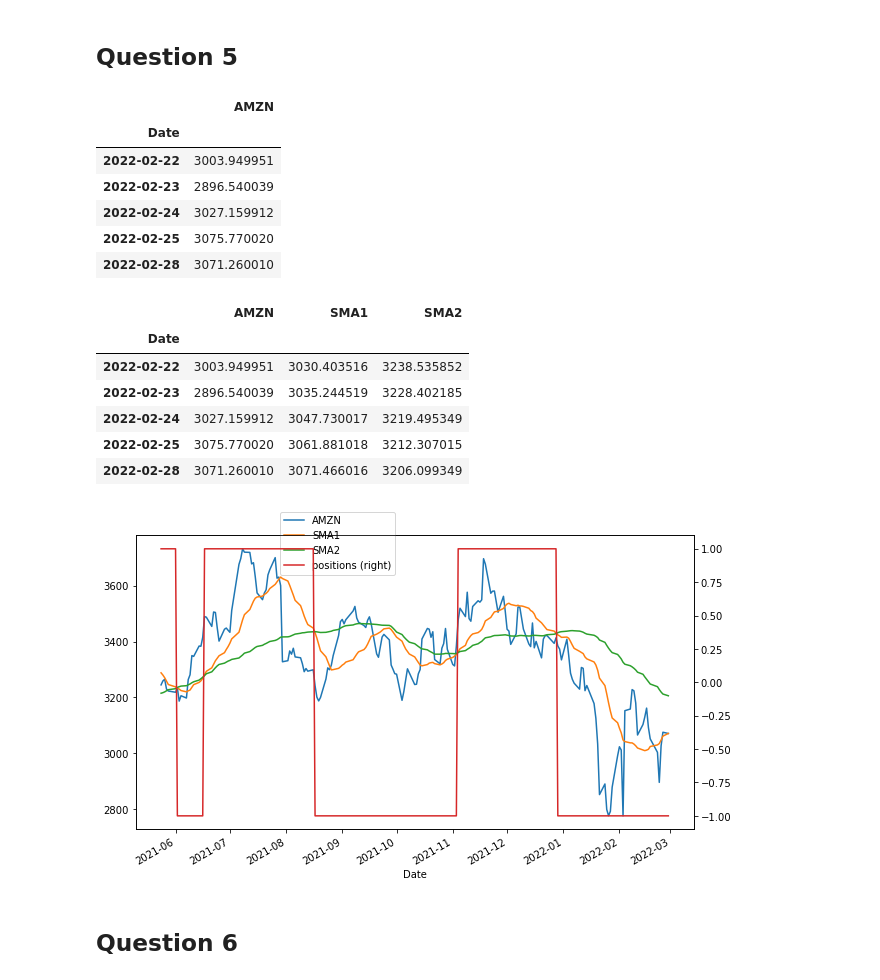
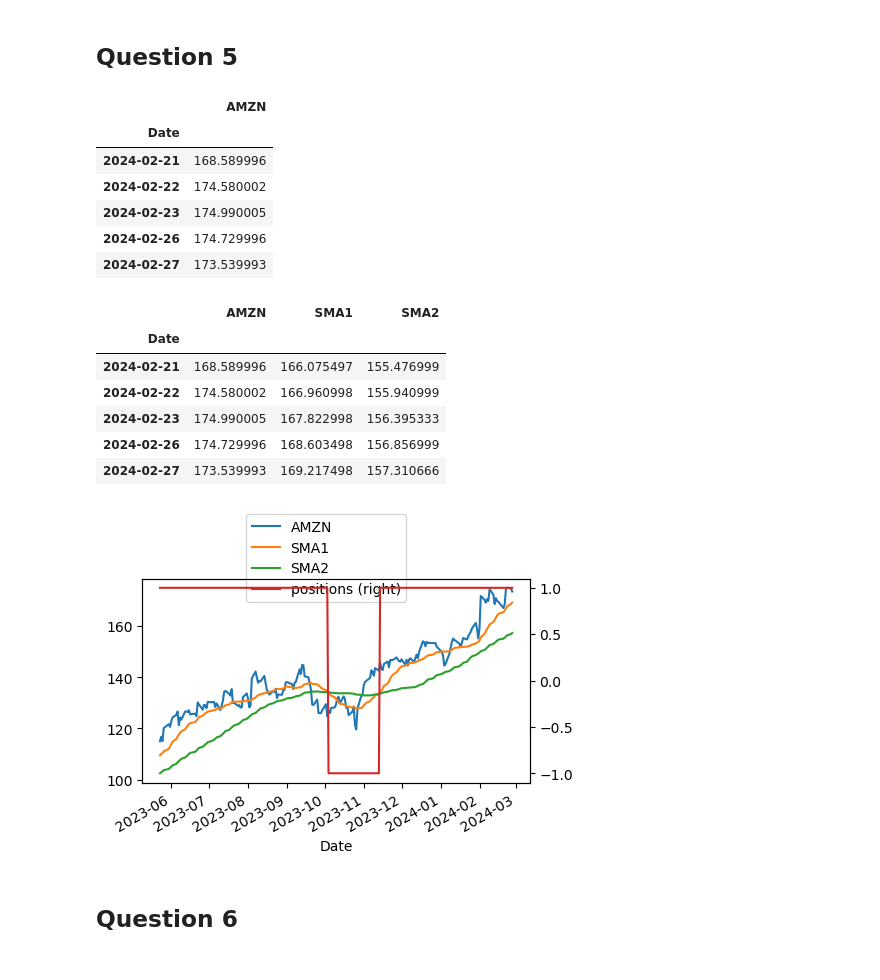
Before and after one commit to xxyyrain/CMF_25, a Jupyter notebook: Week 6/Week 6 Seminar Answers.ipynb, the cells around one changed output. Drawn from its saved outputs; the diff is of its cells as text; code cells hidden in the pictures.

```diff
--- a/Week 6/Week 6 Seminar Answers.ipynb
+++ b/Week 6/Week 6 Seminar Answers.ipynb
@@ -7,5 +7,5 @@ import pandas as pd
 # %% [markdown]
 ## Question 1
 # %%
-data = yf.download("AMZN TSLA", start="2021-03-01", end="2022-03-01")
+data = yf.download("AMZN TSLA", start="2023-02-28", end="2024-02-28")
 # %% [output]
@@ -82,11 +81,11 @@ AMZN_data.tail()
 # %% [output]
 |  | AMZN |
 | Date |  |
-| 2022-02-22 | 3003.949951 |
-| 2022-02-23 | 2896.540039 |
-| 2022-02-24 | 3027.159912 |
-| 2022-02-25 | 3075.770020 |
-| 2022-02-28 | 3071.260010 |
+| 2024-02-21 | 168.589996 |
+| 2024-02-22 | 174.580002 |
+| 2024-02-23 | 174.990005 |
+| 2024-02-26 | 174.729996 |
+| 2024-02-27 | 173.539993 |
 # %%
 AMZN_data['SMA1'] = ADJ[sym].rolling(window=20).mean()
 AMZN_data['SMA2'] = ADJ[sym].rolling(window=60).mean()
@@ -94,18 +93,18 @@ AMZN_data[[sym, 'SMA1', 'SMA2']].tail()
 # %% [output]
 |  | AMZN | SMA1 | SMA2 |
 | Date |  |  |  |
-| 2022-02-22 | 3003.949951 | 3030.403516 | 3238.535852 |
-| 2022-02-23 | 2896.540039 | 3035.244519 | 3228.402185 |
-| 2022-02-24 | 3027.159912 | 3047.730017 | 3219.495349 |
-| 2022-02-25 | 3075.770020 | 3061.881018 | 3212.307015 |
-| 2022-02-28 | 3071.260010 | 3071.466016 | 3206.099349 |
+| 2024-02-21 | 168.589996 | 166.075497 | 155.476999 |
+| 2024-02-22 | 174.580002 | 166.960998 | 155.940999 |
+| 2024-02-23 | 174.990005 | 167.822998 | 156.395333 |
+| 2024-02-26 | 174.729996 | 168.603498 | 156.856999 |
+| 2024-02-27 | 173.539993 | 169.217498 | 157.310666 |
 # %%
 AMZN_data.dropna(inplace=True)
 AMZN_data['positions'] = np.where(AMZN_data['SMA1'] > AMZN_data['SMA2'],1,-1)
-ax = AMZN_data[[sym, 'SMA1', 'SMA2', 'positions']].plot(figsize=(10, 6),secondary_y='positions')
+ax = AMZN_data[[sym, 'SMA1', 'SMA2', 'positions']].plot(figsize=(5, 3),secondary_y='positions')
 ax.get_legend().set_bbox_to_anchor((0.25, 0.85))
 # %% [output]
-[figure, old version]
+[figure, new version]
 # %% [markdown]
 ## Question 6
 # %%
```
Also changed, not shown: parts of 12 cells of this notebook.
